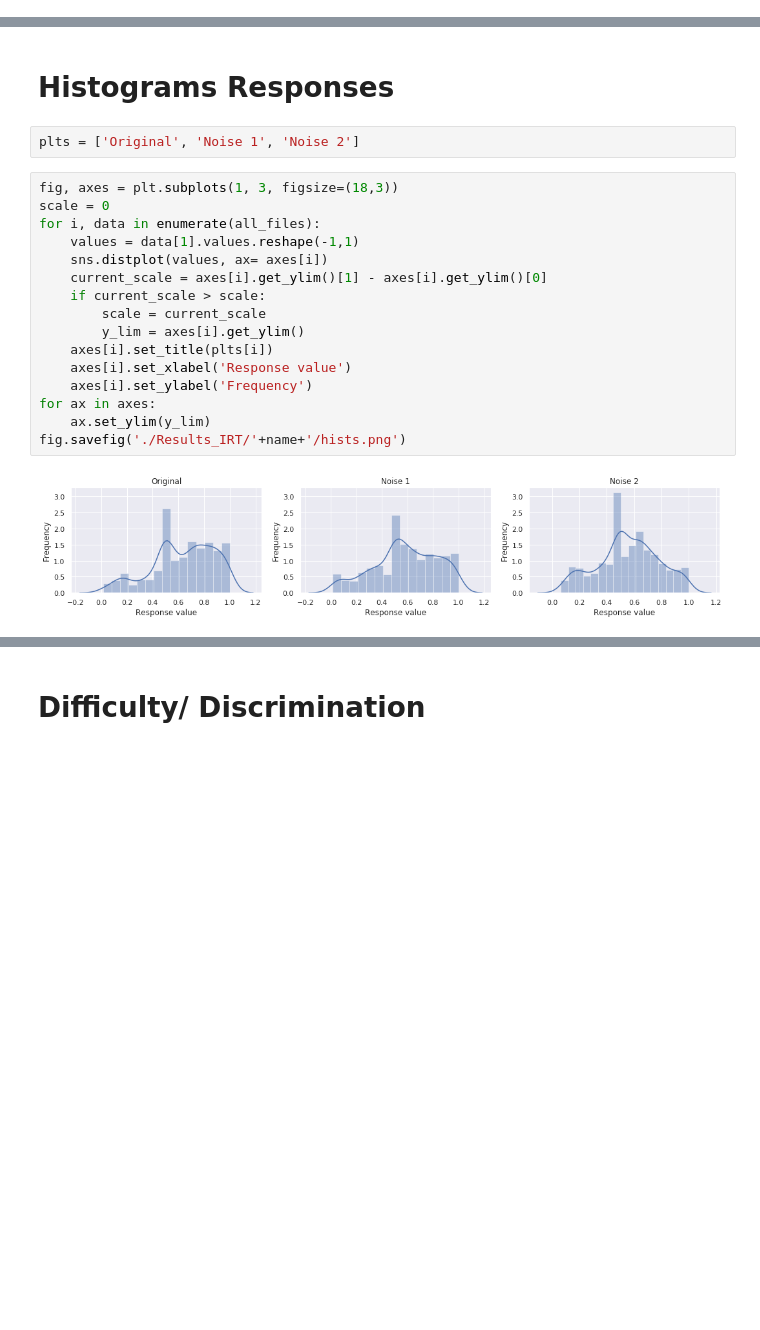
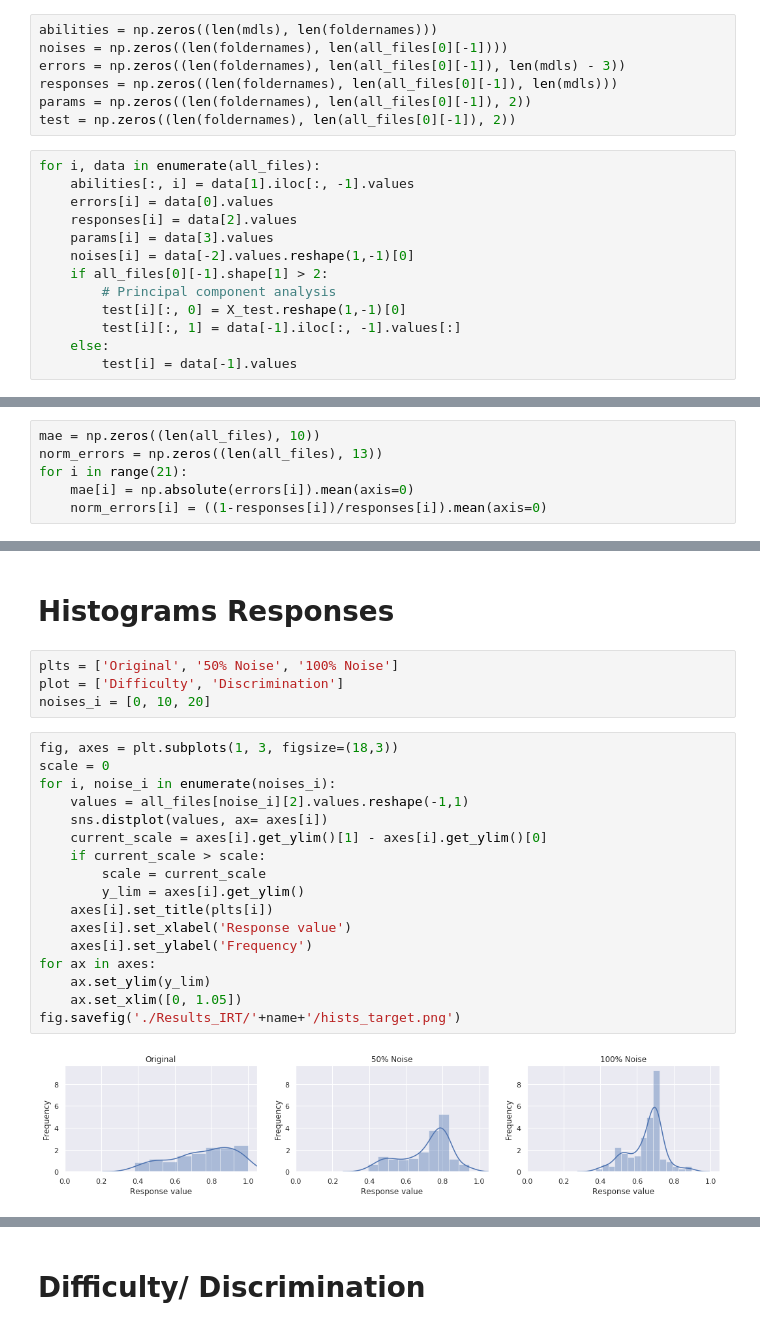
Before and after one commit to jvcm/irt_project, a Jupyter notebook: analysis.ipynb, the cells around one changed output, grey strips where cells are left out. Saved outputs shown, nothing was run; the diff lists cells and outputs as text; blank space fills up the shorter version.

```diff
--- a/analysis.ipynb
+++ b/analysis.ipynb
@@ -73,0 +204,20 @@ filenames
+# %%
+abilities = np.zeros((len(mdls), len(foldernames)))
+noises = np.zeros((len(foldernames), len(all_files[0][-1])))
+errors = np.zeros((len(foldernames), len(all_files[0][-1]), len(mdls) - 3))
+responses = np.zeros((len(foldernames), len(all_files[0][-1]), len(mdls)))
+params = np.zeros((len(foldernames), len(all_files[0][-1]), 2))
+test = np.zeros((len(foldernames), len(all_files[0][-1]), 2))
+# %%
+for i, data in enumerate(all_files):
+    abilities[:, i] = data[1].iloc[:, -1].values
+    errors[i] = data[0].values
+    responses[i] = data[2].values
+    params[i] = data[3].values
+    noises[i] = data[-2].values.reshape(1,-1)[0]
+    if all_files[0][-1].shape[1] > 2:
+        # Principal component analysis
+        test[i][:, 0] = X_test.reshape(1,-1)[0]
+        test[i][:, 1] = data[-1].iloc[:, -1].values[:]
+    else:
+        test[i] = data[-1].values
@@ -73,0 +232,6 @@ filenames
+# %%
+mae = np.zeros((len(all_files), 10))
+norm_errors = np.zeros((len(all_files), 13))
+for i in range(21):
+    mae[i] = np.absolute(errors[i]).mean(axis=0)
+    norm_errors[i] = ((1-responses[i])/responses[i]).mean(axis=0)
@@ -74,22 +275,25 @@ filenames
 # %% [markdown]
 # Histograms Responses
-# %%
-plts = ['Original', 'Noise 1', 'Noise 2']
+# %%
+plts = ['Original', '50% Noise', '100% Noise']
+plot = ['Difficulty', 'Discrimination']
+noises_i = [0, 10, 20]
 # %%
 fig, axes = plt.subplots(1, 3, figsize=(18,3))
 scale = 0
-for i, data in enumerate(all_files):
-    values = data[1].values.reshape(-1,1)
+for i, noise_i in enumerate(noises_i):
+    values = all_files[noise_i][2].values.reshape(-1,1)
     sns.distplot(values, ax= axes[i])
     current_scale = axes[i].get_ylim()[1] - axes[i].get_ylim()[0]
     if current_scale > scale:
         scale = current_scale
         y_lim = axes[i].get_ylim()
     axes[i].set_title(plts[i])
     axes[i].set_xlabel('Response value')
     axes[i].set_ylabel('Frequency')
 for ax in axes:
     ax.set_ylim(y_lim)
-fig.savefig('./Results_IRT/'+name+'/hists.png')
+    ax.set_xlim([0, 1.05])
+fig.savefig('./Results_IRT/'+name+'/hists_target.png')
 # %% [output]
-[figure, old version]
+[figure, new version]
```
Also changed, not shown: parts of 63 cells of this notebook, 12 other files.
